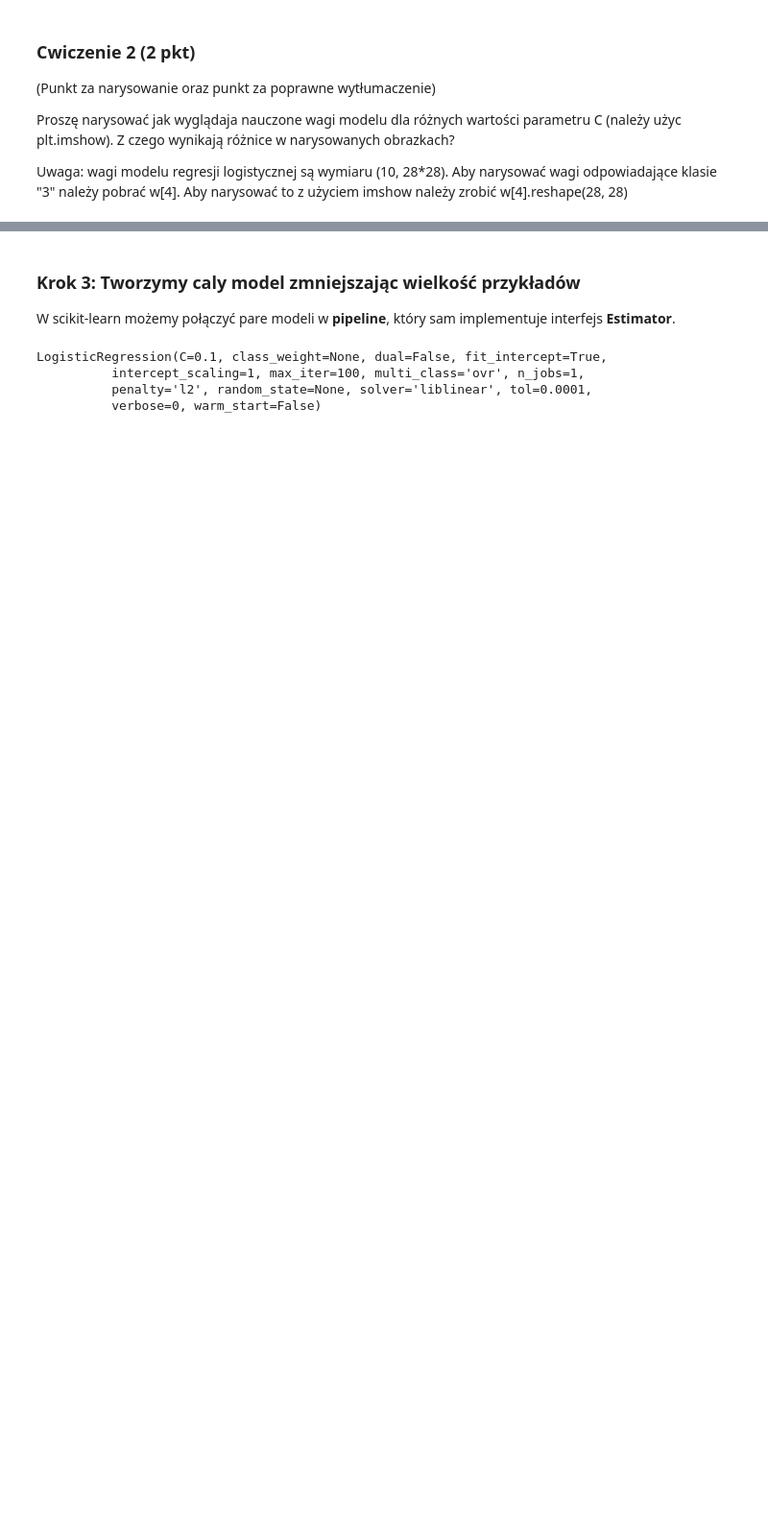
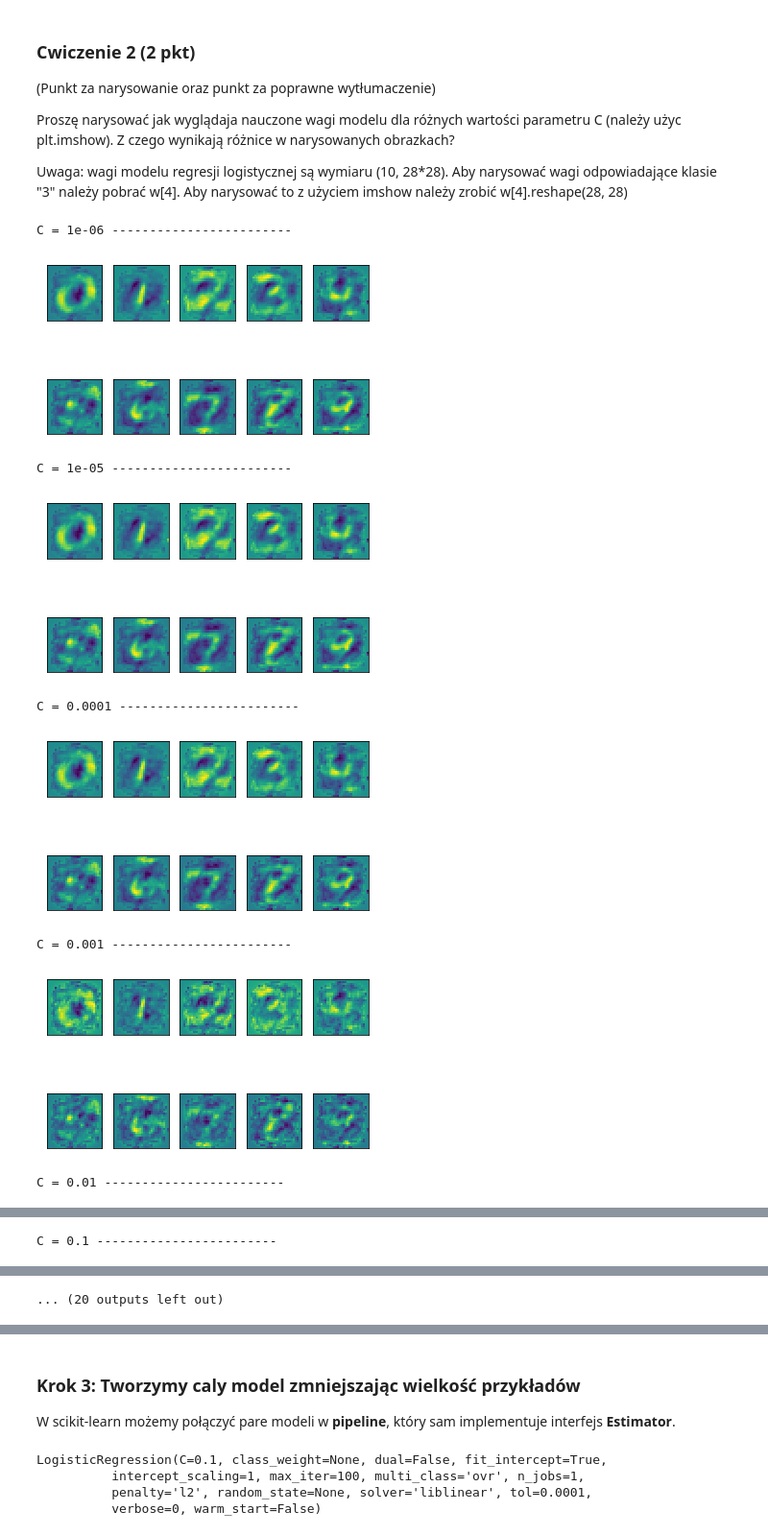
Before and after one commit to Domol/ml2017, a Jupyter notebook: L3b.ipynb, the cells around one changed output, grey strips where cells are left out. Shown at 96% size. Drawn from its saved outputs; the diff is of its cells as text; code cells hidden in the pictures; blank space fills up the shorter version.

```diff
--- a/L3b.ipynb
+++ b/L3b.ipynb
@@ -111,3 +135,31 @@ Prosze narysowac wykres (plt.plot) dokladnosci w zaleznosci od wartosci C na zbi
 Proszę narysować jak wyglądaja nauczone wagi modelu dla różnych wartości parametru C (należy użyc plt.imshow). Z czego wynikają różnice w narysowanych obrazkach?
 
 Uwaga: wagi modelu regresji logistycznej są wymiaru (10, 28*28). Aby narysować wagi odpowiadające klasie "3" należy pobrać w[4]. Aby narysować to z użyciem imshow należy zrobić w[4].reshape(28, 28)
+# %%
+N=500
+powers = range(-6, 10)
+C = [10**x for x in powers]
+def plt_w(model):
+    f, axarr = plt.subplots(2, 5)
+#     f.set_title('C: %s' % model.C)
+    for i in range(10):
+        axarr[int(i>4)][i % 5].imshow(model.coef_[i].reshape((28,28)))
+        axarr[int(i>4)][i % 5].axes.get_xaxis().set_visible(False)
+        axarr[int(i>4)][i % 5].axes.get_yaxis().set_visible(False)
+    plt.show()
+
+for c in C:
+    print 'C = %s ------------------------' % c
+    model = LogisticRegression(C=c)
+    model.fit(X_train[0:N], Y_train[0:N])
+    plt_w(model)
+# %% [output]
+C = 1e-06 ------------------------
+[figure, added]
+C = 1e-05 ------------------------
+[figure, added]
+C = 0.0001 ------------------------
+[figure, added]
+C = 0.001 ------------------------
+[figure, added]
+C = 0.01 ------------------------
@@ -113,0 +167 @@ Uwaga: wagi modelu regresji logistycznej są wymiaru (10, 28*28). Aby narysować
+C = 0.1 ------------------------
@@ -113,0 +169 @@ Uwaga: wagi modelu regresji logistycznej są wymiaru (10, 28*28). Aby narysować
+... (20 outputs left out)
```
Also changed, not shown: parts of 8 cells of this notebook, 1 other file.
